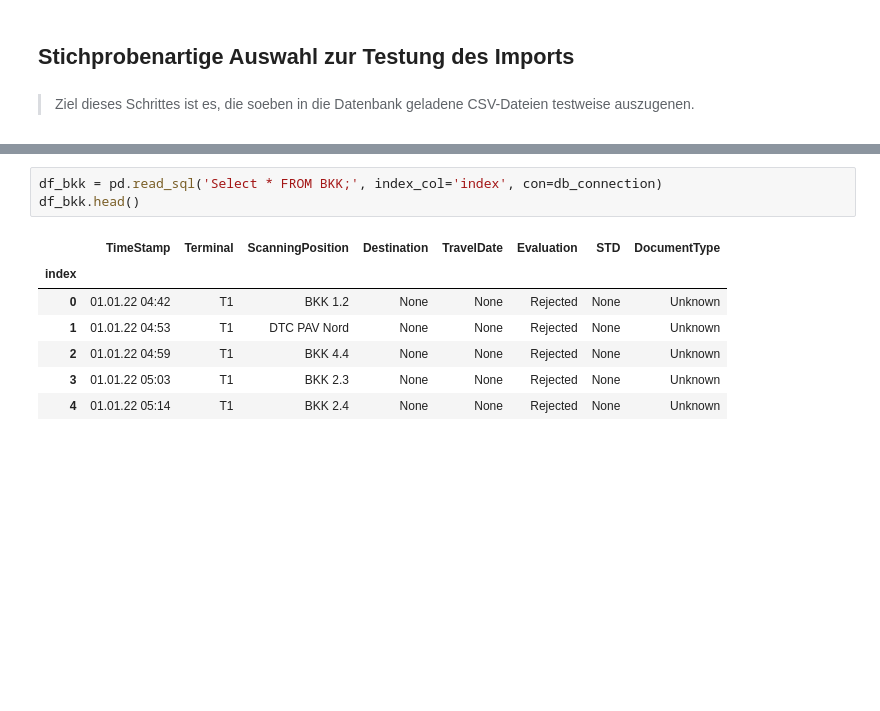
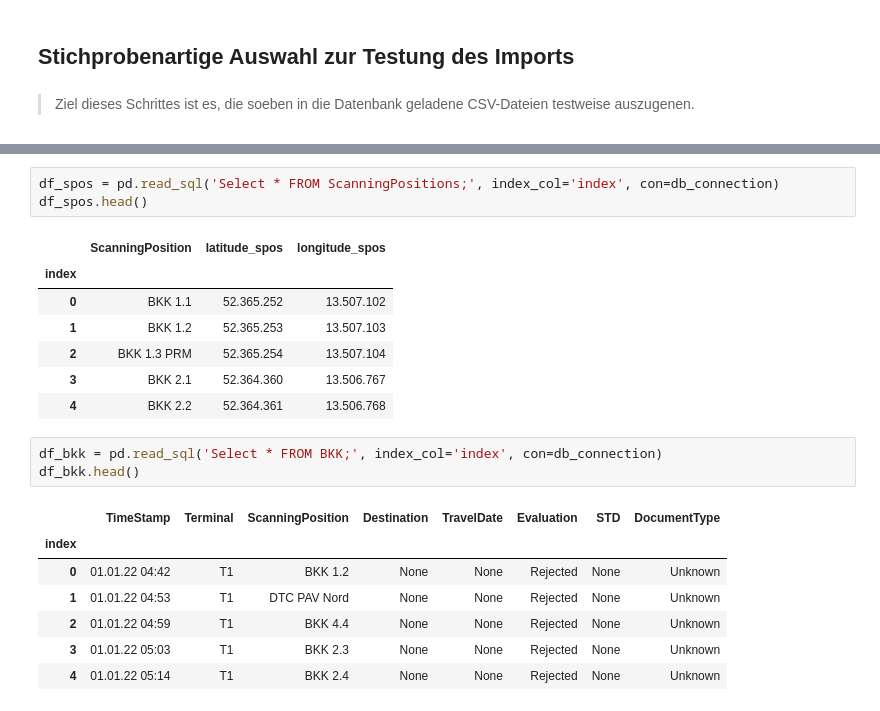
Before and after one commit to italyboy2012/bi-project, a Jupyter notebook: BKK-Analyse.ipynb, the cells around one changed output, grey strips where cells are left out. Cells and saved outputs as stored; diff of their text form; blank space fills up the shorter version.

```diff
--- a/BKK-Analyse.ipynb
+++ b/BKK-Analyse.ipynb
@@ -98,6 +100,17 @@ df_airports.head()
 | 2 | 6524 | 00AK | small_airport | Lowell Field | 59.947733 | -151.692524 | 450.0 | None | US | ... |
 | 3 | 6525 | 00AL | small_airport | Epps Airpark | 34.864799 | -86.770302 | 820.0 | None | US | ... |
 | 4 | 6526 | 00AR | closed | Newport Hospital & Clinic Heliport | 35.608700 | -91.254898 | 237.0 | None | US | ... |
+# %%
+df_spos = pd.read_sql('Select * FROM ScanningPositions;', index_col='index', con=db_connection)
+df_spos.head()
+# %% [output]
+|  | ScanningPosition | latitude_spos | longitude_spos |
+| index |  |  |  |
+| 0 | BKK 1.1 | 52.365.252 | 13.507.102 |
+| 1 | BKK 1.2 | 52.365.253 | 13.507.103 |
+| 2 | BKK 1.3 PRM | 52.365.254 | 13.507.104 |
+| 3 | BKK 2.1 | 52.364.360 | 13.506.767 |
+| 4 | BKK 2.2 | 52.364.361 | 13.506.768 |
 # %%
 df_bkk = pd.read_sql('Select * FROM BKK;', index_col='index', con=db_connection)
 df_bkk.head()
```
Also changed, not shown: parts of 16 cells of this notebook, 4 other files.
